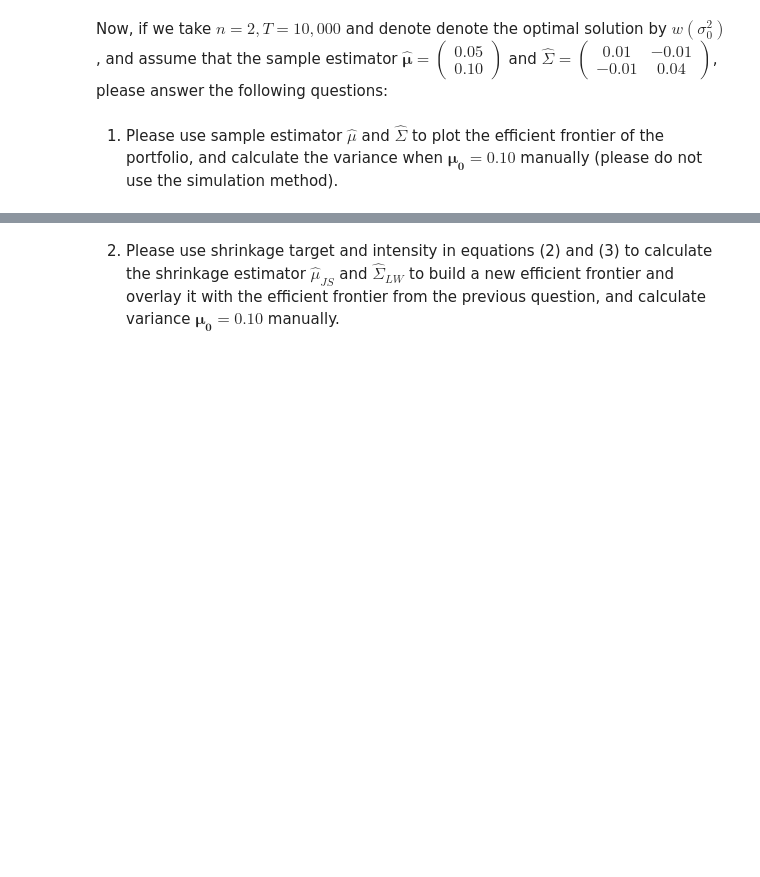
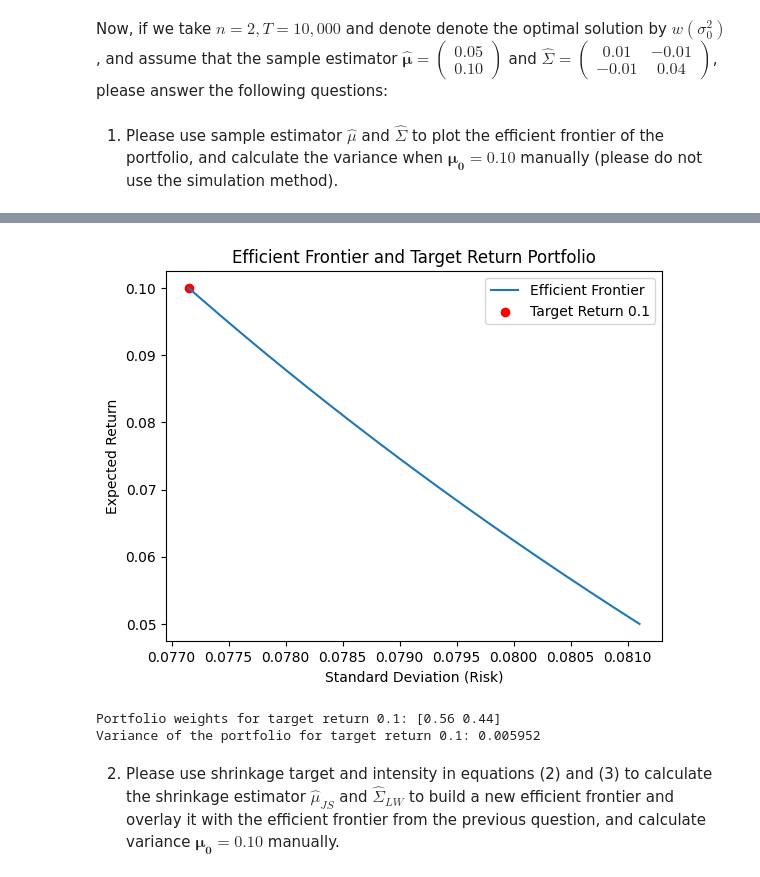
Before and after one commit to bs333/fe-670, a Jupyter notebook: FE670 - Homework/FE670 - Homework #3/FE670 - Homework #3.ipynb, the cells around one changed output, grey strips where cells are left out. Cells and saved outputs as stored; diff of their text form; code cells hidden in the pictures; blank space fills up the shorter version.

```diff
--- a/FE670 - Homework/FE670 - Homework #3/FE670 - Homework #3.ipynb
+++ b/FE670 - Homework/FE670 - Homework #3/FE670 - Homework #3.ipynb
@@ -78,3 +91,67 @@ Now, if we take $n = 2, T = 10,000$ and denote denote the optimal solution by $w
+# %%
+import numpy as np
+import matplotlib.pyplot as plt
+
+# Sample expected returns
+mu = np.array([0.05, 0.10])
+
+# Sample covariance matrix
+Sigma = np.array([[0.01, -0.01],
+                  [-0.01, 0.04]])
+
+# Target return
+mu_target = 0.10
+
+# Inverse of covariance matrix
+Sigma_inv = np.linalg.inv(Sigma)
+
+# Number of portfolios to simulate
+n_portfolios = 1000
+
+# Generate possible expected returns between the min and max returns
+expected_returns = np.linspace(mu.min(), mu.max(), n_portfolios)
+
+# Initialize arrays to store weights and variances
+portfolio_weights = []
+portfolio_variances = []
+
+# Calculate portfolio weights and variances
+for expected_return in expected_returns:
+    # Weights for minimum variance given the expected return
+    weights = Sigma_inv @ np.array([expected_return, 1])
+    weights /= np.sum(weights)
+
+    # Variance of the portfolio
+    variance = weights.T @ Sigma @ weights
+
+    portfolio_weights.append(weights)
+    portfolio_variances.append(variance)
+
+# Convert lists to arrays
+portfolio_weights = np.array(portfolio_weights)
+portfolio_variances = np.array(portfolio_variances)
+
+# Calculate the portfolio variance for the target return
+weights_target = Sigma_inv @ np.array([mu_target, 1])
+weights_target /= np.sum(weights_target)
+variance_target = weights_target.T @ Sigma @ weights_target
+
+# Plot the efficient frontier
+plt.plot(np.sqrt(portfolio_variances), expected_returns, label='Efficient Frontier')
+plt.scatter(np.sqrt(variance_target), mu_target, color='red', label=f'Target Return {mu_target}')
+plt.title('Efficient Frontier and Target Return Portfolio')
+plt.xlabel('Standard Deviation (Risk)')
+plt.ylabel('Expected Return')
+plt.legend()
+plt.show()
+
+# Output the portfolio variance for the target return
+print(f"Portfolio weights for target return {mu_target}: {weights_target}")
+print(f"Variance of the portfolio for target return {mu_target}: {variance_target}")
+# %% [output]
+[figure, added]
+Portfolio weights for target return 0.1: [0.56 0.44]
+Variance of the portfolio for target return 0.1: 0.005952
 # %% [markdown]
 2. Please use shrinkage target and intensity in equations (2) and (3) to calculate the shrinkage estimator $\hat{\mu}_{JS}$ and $\hat{\Sigma}_{LW}$ to build a new efficient frontier and overlay it with the efficient frontier from the previous question, and calculate variance $\boldsymbol{\mu_0} = 0.10$ manually.
 # %% [markdown]
```
Also changed, not shown: parts of 1 cell of this notebook.
